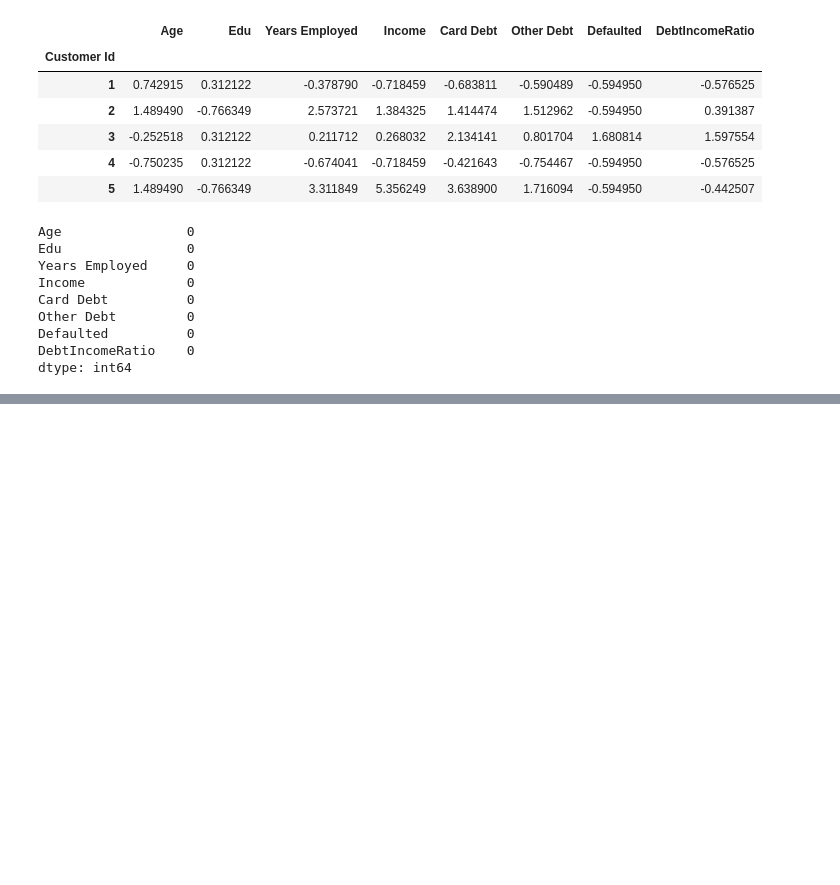
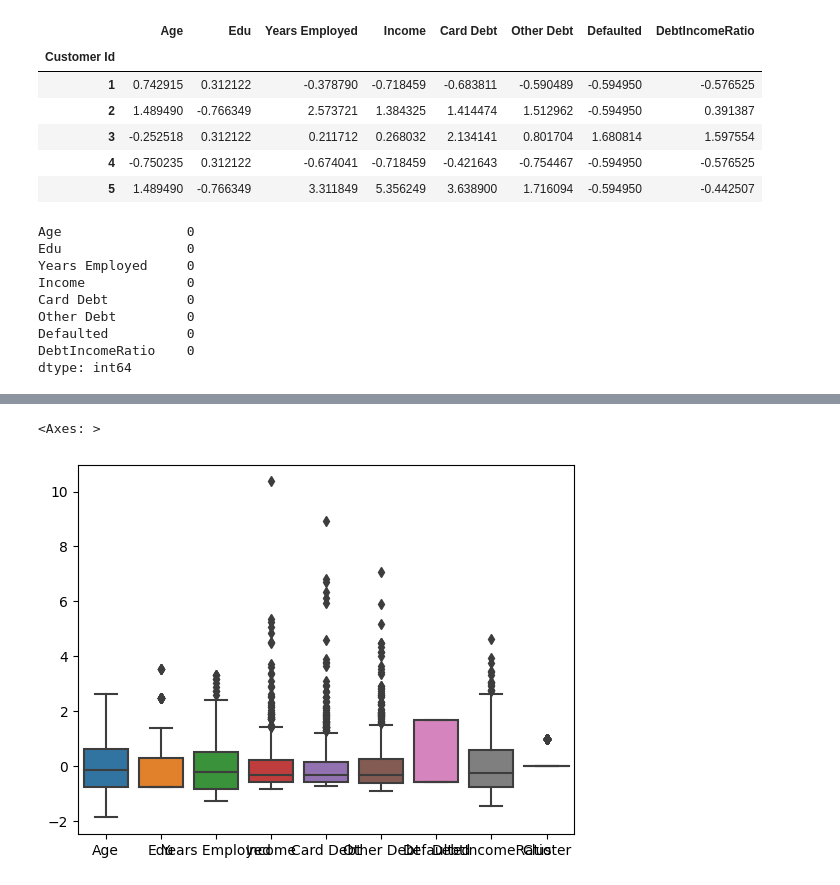
Before and after one commit to fpabi/Tareas, a Jupyter notebook: Ejercicio.ipynb, the cells around one changed output, grey strips where cells are left out. Cells and saved outputs as stored; diff of their text form; code cells hidden in the pictures; blank space fills up the shorter version.

```diff
--- a/Ejercicio.ipynb
+++ b/Ejercicio.ipynb
@@ -323,0 +390,4 @@ dtype: int64
+# %%
+kmeans = KMeans(n_clusters=2, random_state=42)
+labels = kmeans.fit_predict(customers_bien)
+customers_bien['Cluster'] = labels
@@ -323,0 +407,6 @@ dtype: int64
+# %%
+#se hizo un boxplot de todos los datos con los datos ya normalizados
+sns.boxplot(customers_bien)
+# %% [output]
+<Axes: >
+[figure, added]
```
Also changed, not shown: parts of 5 cells of this notebook.
